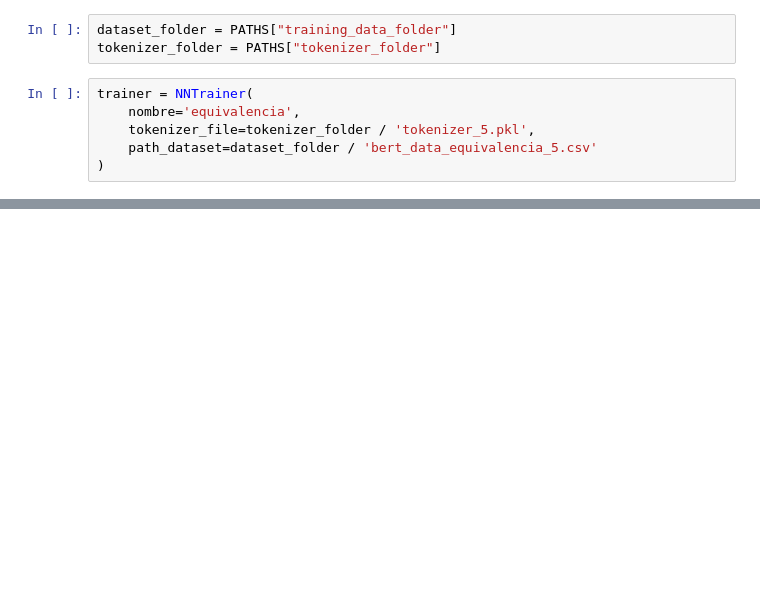
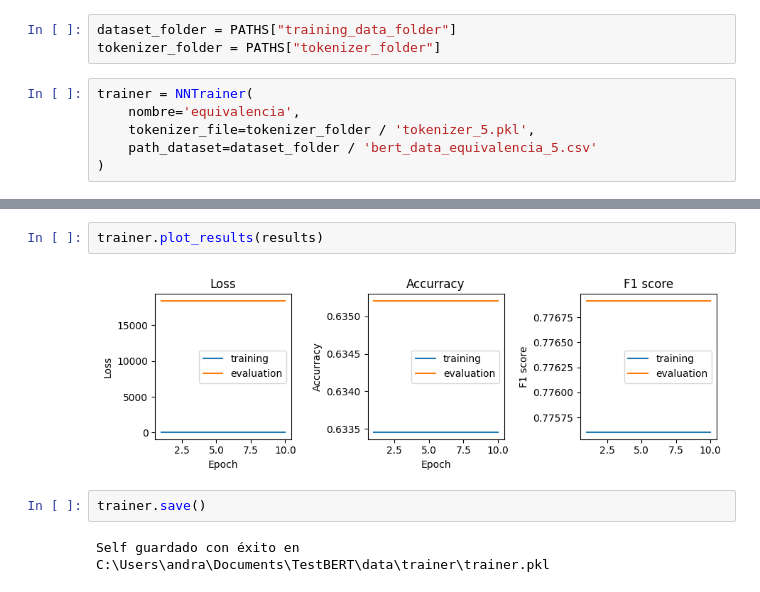
Before and after one commit to danielbojaca/TestBERT, a Jupyter notebook: notebooks/Equivalencia/barrido.ipynb, the cells around one changed output, grey strips where cells are left out. Drawn from its saved outputs; the diff is of its cells as text; blank space fills up the shorter version.

```diff
--- a/notebooks/Equivalencia/barrido.ipynb
+++ b/notebooks/Equivalencia/barrido.ipynb
@@ -52,0 +61,8 @@ KeyboardInterrupt:
+# %%
+trainer.plot_results(results)
+# %% [output]
+[figure, added]
+# %%
+trainer.save()
+# %% [output]
+Self guardado con éxito en C:\Users\andra\Documents\TestBERT\data\trainer\trainer.pkl
```
Also changed, not shown: parts of 6 cells of this notebook, 5 other files.
